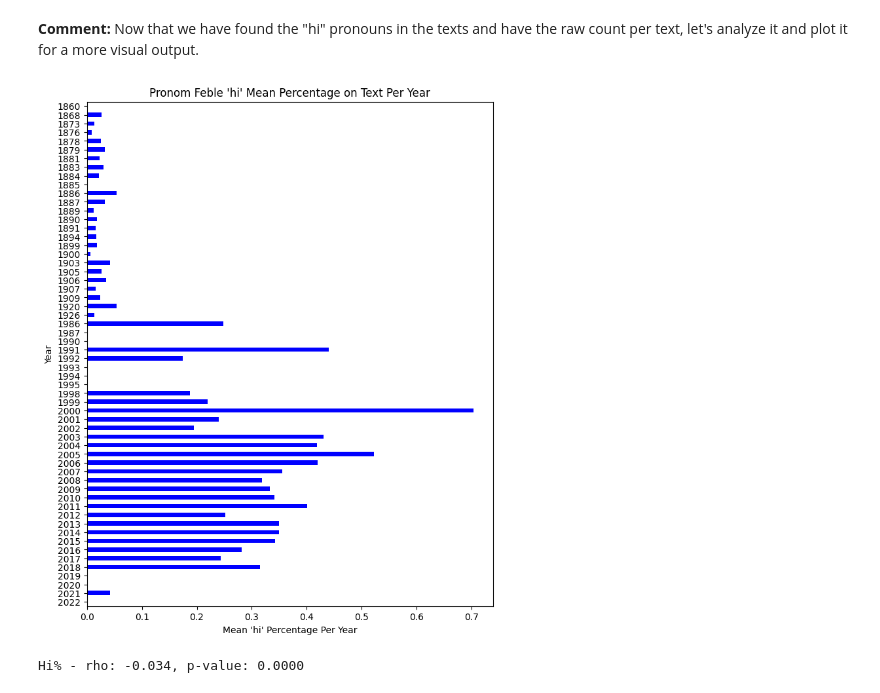
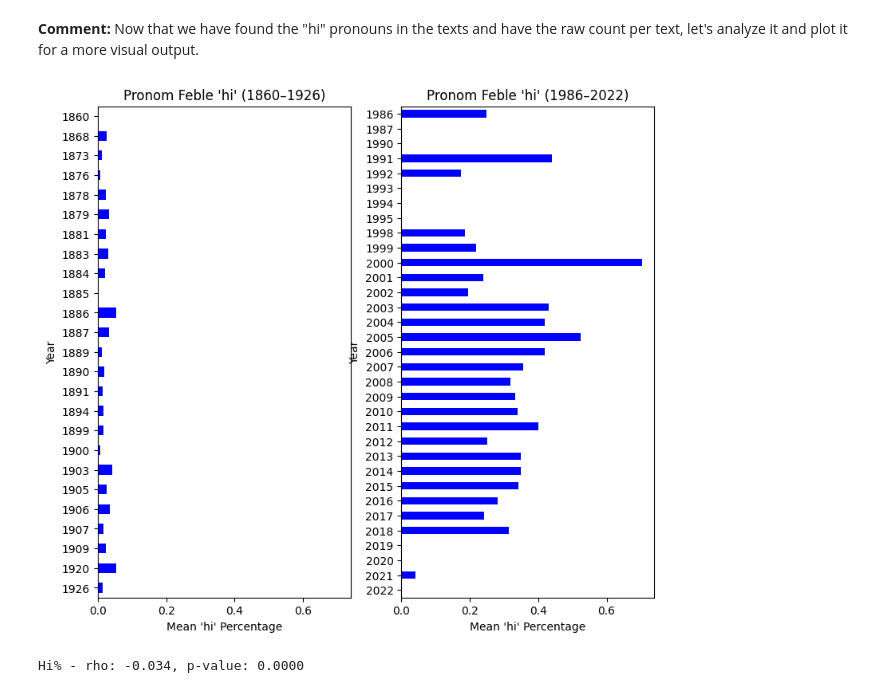
Before and after one commit to Data-Science-for-Linguists-2025/Linguistic-Markers-Catalan-Substitution, a Jupyter notebook: Analysis-1-LowLevel.ipynb, the cells around one changed output. Cells and saved outputs as stored; diff of their text form; code cells hidden in the pictures.

```diff
--- a/Analysis-1-LowLevel.ipynb
+++ b/Analysis-1-LowLevel.ipynb
@@ -27,7 +27,7 @@ import matplotlib.ticker as mticker
 from scipy.stats import spearmanr
 # %%
 # loading the pickled complete dataframe
-tokscomplete_df = pd.read_pickle("tokcomplete_df.pkl")
+tokscomplete_df = pd.read_pickle("data/tokcomplete_df.pkl")
 # %%
 # keeping only the columns we are interested in
 tokscomplete_df = tokscomplete_df[["Year", "Line_id", "Text", "Text_len", "toks", "Len_toks"]]
@@ -189,21 +189,36 @@ tokscomplete_df.head(2)
 **Comment:** Now that we have found the "hi" pronouns in the texts and have the raw count per text, let's analyze it and plot it for a more visual output.
 # %%
 tokscomplete_df["hi_percent"] = tokscomplete_df.apply(lambda x: proportion(x, "hi_count"), axis=1)
-# %%
-# plotting the "hi" distribution per year
-# grouping by year
-# getting average hi percentage per text per year
-hi_grouped = tokscomplete_df.groupby("Year")["hi_percent"].mean()
-
-plt.figure(figsize=(8, 10))
-hi_grouped.plot(kind="barh", color="blue")
-plt.xlabel("Mean 'hi' Percentage Per Year")
-plt.ylabel("Year")
-plt.title("Pronom Feble 'hi' Mean Percentage on Text Per Year")
-plt.gca().invert_yaxis()  # inverting axis so it is from oldest to most recent
-plt.show()
-# %% [output]
-[figure, removed]
+# %%
+import matplotlib.pyplot as plt
+
+# Step 1: Group by year and compute mean only for years with data
+hi_grouped = tokscomplete_df.groupby("Year")["hi_percent"].mean()
+
+# Step 2: Split into two time periods (without filling missing years)
+hi_early = hi_grouped.loc[hi_grouped.index <= 1930]
+hi_late = hi_grouped.loc[hi_grouped.index >= 1980]
+
+# Step 3: Plot two subplots
+fig, axes = plt.subplots(nrows=1, ncols=2, figsize=(9, 8), sharex=True)
+
+# 1860-1926
+hi_early.plot(kind="barh", ax=axes[0], color="blue")
+axes[0].set_title("Pronom Feble 'hi' (1860–1926)")
+axes[0].set_xlabel("Mean 'hi' Percentage")
+axes[0].set_ylabel("Year")
+axes[0].invert_yaxis()
+
+# 1986-2022
+hi_late.plot(kind="barh", ax=axes[1], color="blue")
+axes[1].set_title("Pronom Feble 'hi' (1986–2022)")
+axes[1].set_xlabel("Mean 'hi' Percentage")
+axes[1].set_ylabel("Year")
+axes[1].invert_yaxis()
+
+plt.show()
+# %% [output]
+[figure, added]
 # %%
 # correlation year-hi_percentages
 from scipy import stats
```
Also changed, not shown: parts of 16 cells of this notebook, 4 other files.
